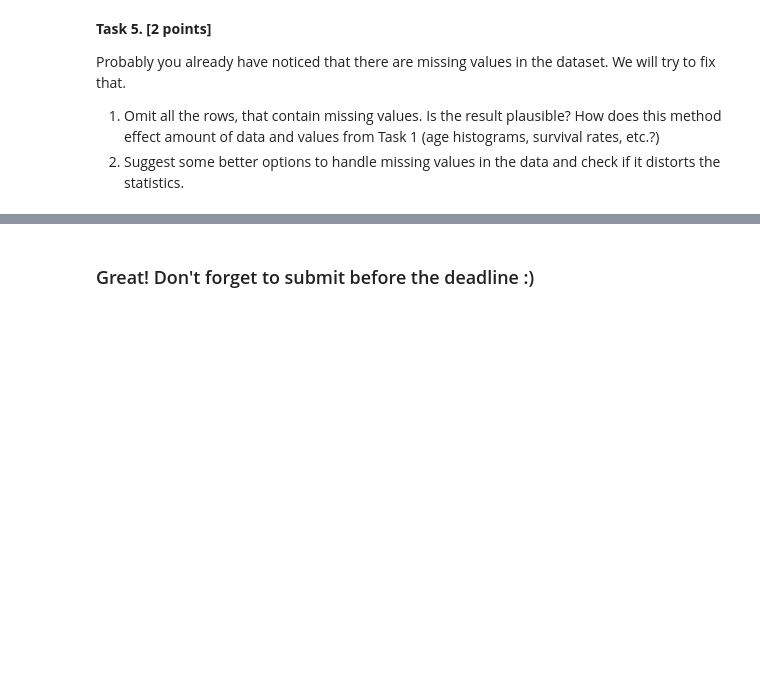
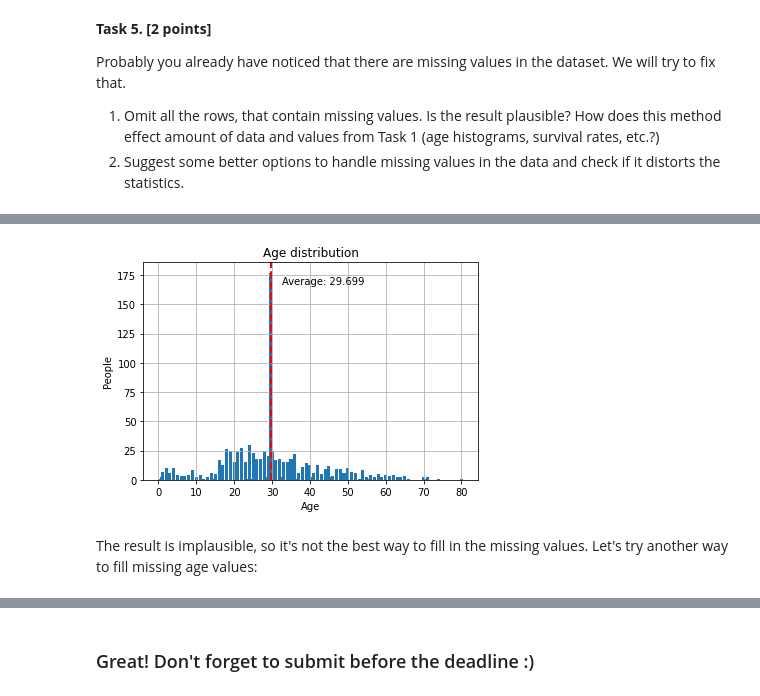
Before and after one commit to eugeuie/machine-learning, a Jupyter notebook: homework_1_numpy_pandas_matplotlib/2021_lab01_m103_Abdullaeva_Evgenia.ipynb, the cells around one changed output, grey strips where cells are left out. Drawn from its saved outputs; the diff is of its cells as text; code cells hidden in the pictures; blank space fills up the shorter version.

```diff
--- a/homework_1_numpy_pandas_matplotlib/2021_lab01_m103_Abdullaeva_Evgenia.ipynb
+++ b/homework_1_numpy_pandas_matplotlib/2021_lab01_m103_Abdullaeva_Evgenia.ipynb
@@ -870,0 +960,9 @@ Probably you already have noticed that there are missing values in the dataset.
+# %%
+import random
+
+db_with_filled_na = db.copy()
+mean_age = db['Age'].mean()
+db_with_filled_na['Age'].fillna(mean_age, inplace=True)
+db_with_filled_na['Cabin'].fillna(lambda x: random.choice(db[db['Cabin'] != np.nan]['Cabin']), inplace=True)
+db_with_filled_na['Embarked'].fillna(lambda x: random.choice(db[db['Embarked'] != np.nan]['Embarked']), inplace=True)
+db_with_filled_na.isna().any()
@@ -870,0 +983,18 @@ Probably you already have noticed that there are missing values in the dataset.
+# %%
+age_distribution = db_with_filled_na.groupby('Age', as_index=False).count()
+plt.title('Age distribution')
+plt.bar(age_distribution['Age'], age_distribution['PassengerId'])
+plt.xlabel('Age')
+plt.ylabel('People')
+plt.grid(10)
+
+plt.axvline(db_with_filled_na['Age'].mean(), color='r', linestyle='dashed', linewidth=2)
+min_ylim, max_ylim = plt.ylim()
+age_avg = db_with_filled_na['Age'].mean()
+plt.text(age_avg * 1.1, max_ylim * 0.9, 'Average: {:.3f}'.format(age_avg))
+
+plt.show()
+# %% [output]
+[figure, added]
+# %% [markdown]
+The result is implausible, so it's not the best way to fill in the missing values. Let's try another way to fill missing age values:
```
Also changed, not shown: parts of 29 cells of this notebook.
